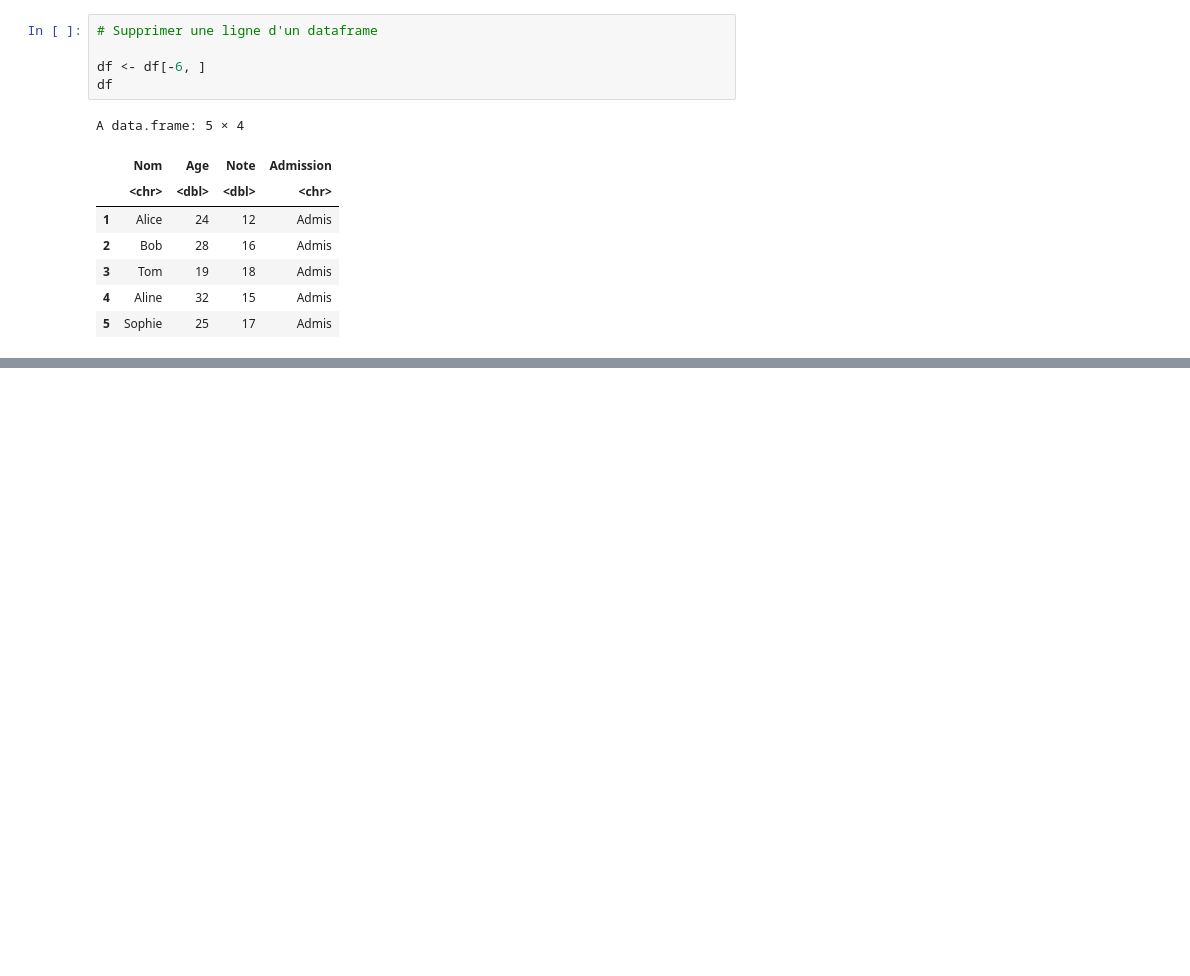
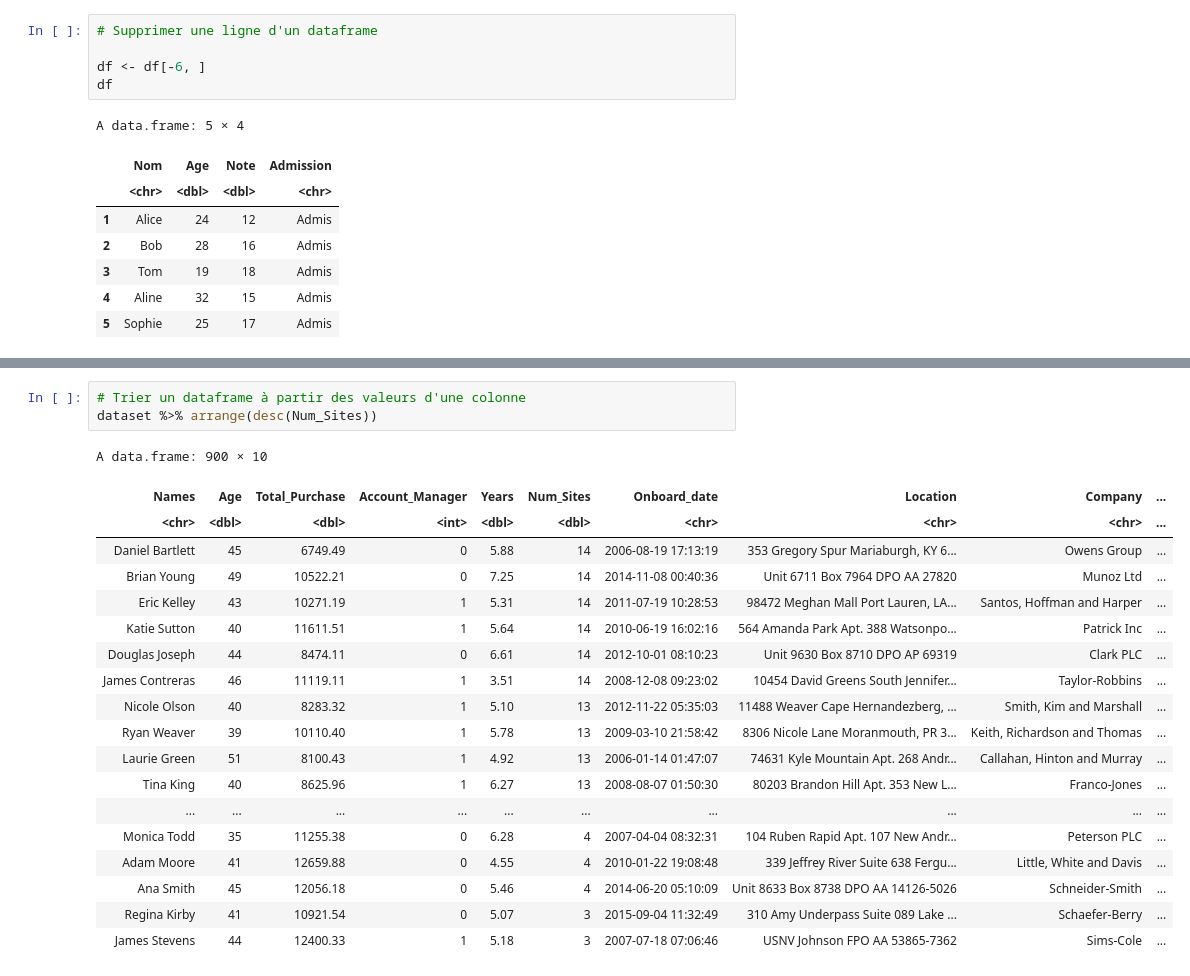
Before and after one commit to RMoulla/Fondamentaux_R, a Jupyter notebook: Programmation_R.ipynb, the cells around one changed output, grey strips where cells are left out. Drawn from its saved outputs; the diff is of its cells as text; blank space fills up the shorter version.

```diff
--- a/Programmation_R.ipynb
+++ b/Programmation_R.ipynb
@@ -472,0 +562,23 @@ A data.frame: 5 × 4
+# %%
+# Trier un dataframe à partir des valeurs d'une colonne
+dataset %>% arrange(desc(Num_Sites))
+# %% [output]
+A data.frame: 900 × 10
+| Names | Age | Total_Purchase | Account_Manager | Years | Num_Sites | Onboard_date | Location | Company | ... |
+| <chr> | <dbl> | <dbl> | <int> | <dbl> | <dbl> | <chr> | <chr> | <chr> | ... |
+| Daniel Bartlett | 45 | 6749.49 | 0 | 5.88 | 14 | 2006-08-19 17:13:19 | 353 Gregory Spur Mariaburgh, KY 6... | Owens Group | ... |
+| Brian Young | 49 | 10522.21 | 0 | 7.25 | 14 | 2014-11-08 00:40:36 | Unit 6711 Box 7964 DPO AA 27820 | Munoz Ltd | ... |
+| Eric Kelley | 43 | 10271.19 | 1 | 5.31 | 14 | 2011-07-19 10:28:53 | 98472 Meghan Mall Port Lauren, LA... | Santos, Hoffman and Harper | ... |
+| Katie Sutton | 40 | 11611.51 | 1 | 5.64 | 14 | 2010-06-19 16:02:16 | 564 Amanda Park Apt. 388 Watsonpo... | Patrick Inc | ... |
+| Douglas Joseph | 44 | 8474.11 | 0 | 6.61 | 14 | 2012-10-01 08:10:23 | Unit 9630 Box 8710 DPO AP 69319 | Clark PLC | ... |
+| James Contreras | 46 | 11119.11 | 1 | 3.51 | 14 | 2008-12-08 09:23:02 | 10454 David Greens South Jennifer... | Taylor-Robbins | ... |
+| Nicole Olson | 40 | 8283.32 | 1 | 5.10 | 13 | 2012-11-22 05:35:03 | 11488 Weaver Cape Hernandezberg, ... | Smith, Kim and Marshall | ... |
+| Ryan Weaver | 39 | 10110.40 | 1 | 5.78 | 13 | 2009-03-10 21:58:42 | 8306 Nicole Lane Moranmouth, PR 3... | Keith, Richardson and Thomas | ... |
+| Laurie Green | 51 | 8100.43 | 1 | 4.92 | 13 | 2006-01-14 01:47:07 | 74631 Kyle Mountain Apt. 268 Andr... | Callahan, Hinton and Murray | ... |
+| Tina King | 40 | 8625.96 | 1 | 6.27 | 13 | 2008-08-07 01:50:30 | 80203 Brandon Hill Apt. 353 New L... | Franco-Jones | ... |
+| ... | ... | ... | ... | ... | ... | ... | ... | ... | ... |
+| Monica Todd | 35 | 11255.38 | 0 | 6.28 | 4 | 2007-04-04 08:32:31 | 104 Ruben Rapid Apt. 107 New Andr... | Peterson PLC | ... |
+| Adam Moore | 41 | 12659.88 | 0 | 4.55 | 4 | 2010-01-22 19:08:48 | 339 Jeffrey River Suite 638 Fergu... | Little, White and Davis | ... |
+| Ana Smith | 45 | 12056.18 | 0 | 5.46 | 4 | 2014-06-20 05:10:09 | Unit 8633 Box 8738 DPO AA 14126-5026 | Schneider-Smith | ... |
+| Regina Kirby | 41 | 10921.54 | 0 | 5.07 | 3 | 2015-09-04 11:32:49 | 310 Amy Underpass Suite 089 Lake ... | Schaefer-Berry | ... |
+| James Stevens | 44 | 12400.33 | 1 | 5.18 | 3 | 2007-07-18 07:06:46 | USNV Johnson FPO AA 53865-7362 | Sims-Cole | ... |
```
Also changed, not shown: parts of 7 cells of this notebook.
